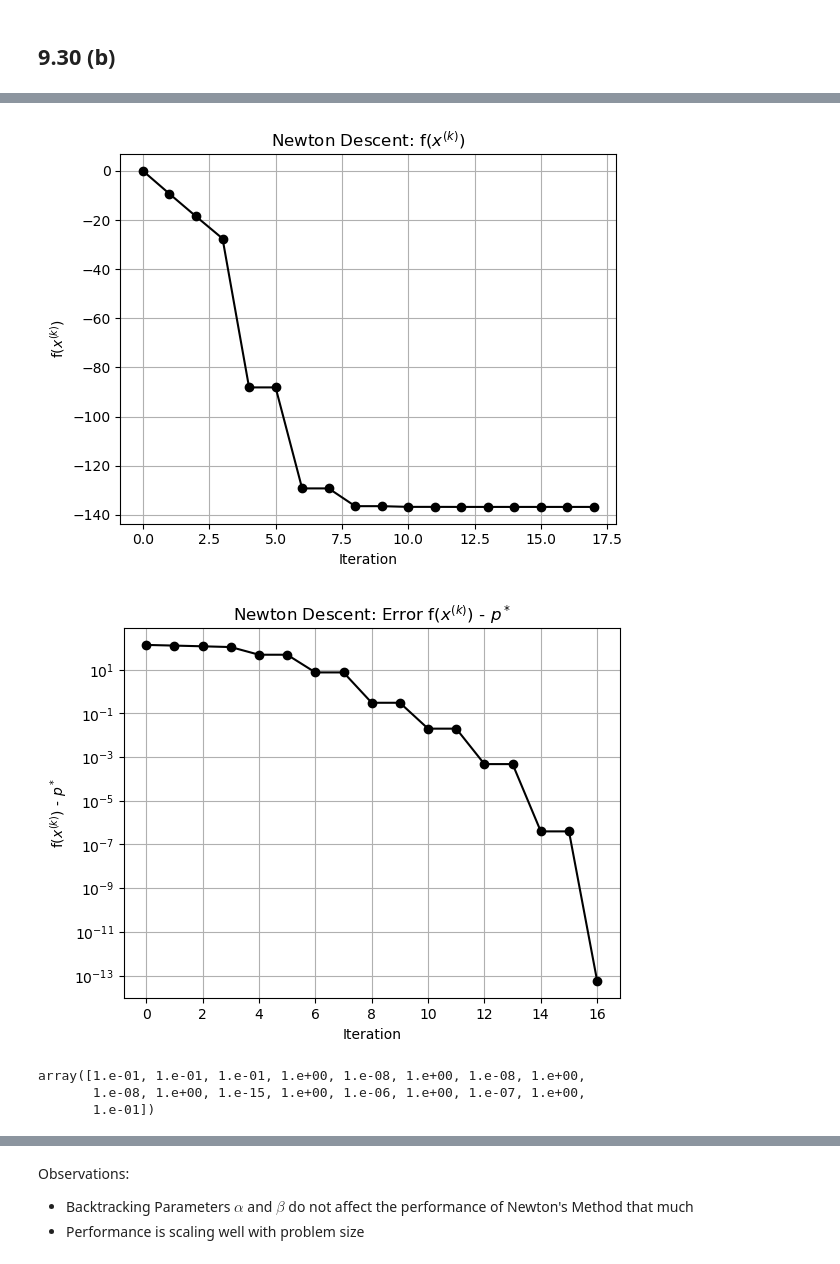
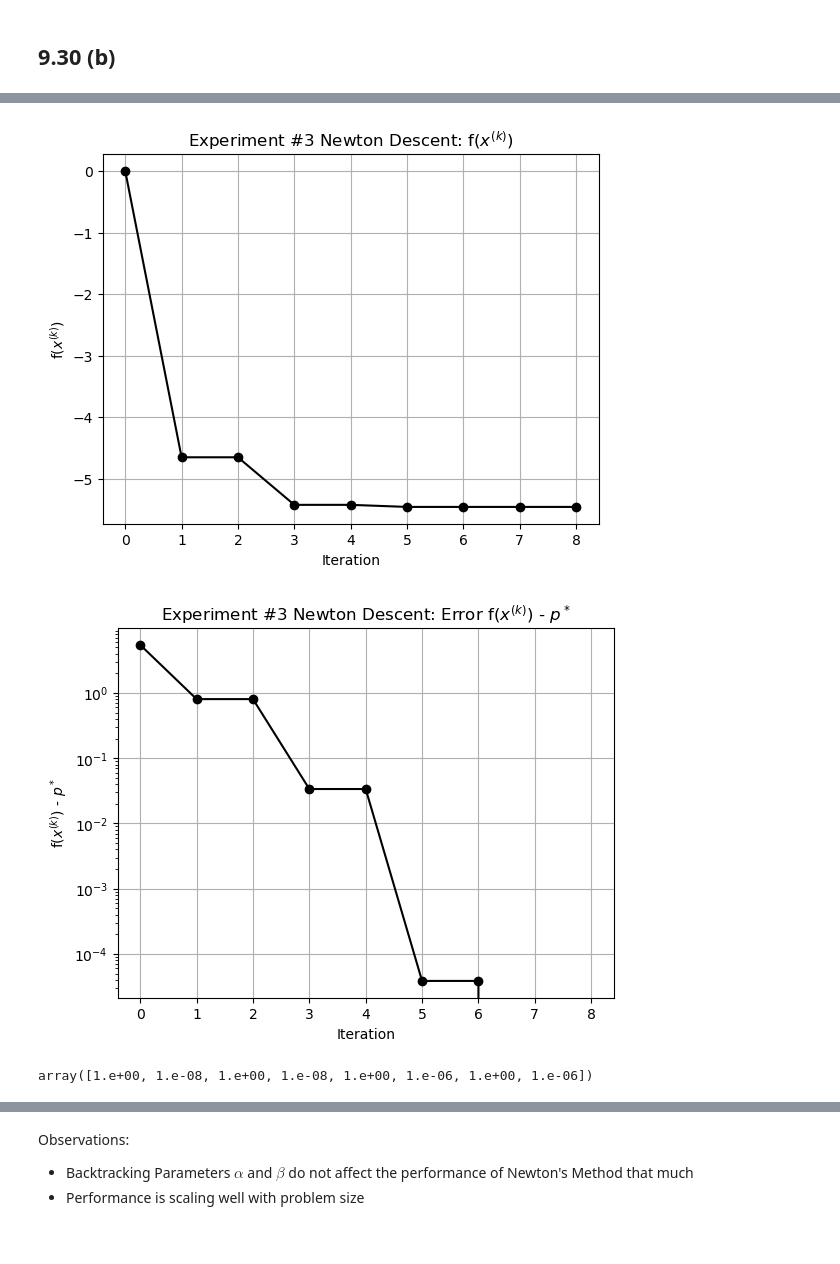
Before and after one commit to Ravi-Raghavan/ConvexOptimization, a Jupyter notebook: hw5.ipynb, the cells around one changed output, grey strips where cells are left out. Drawn from its saved outputs; the diff is of its cells as text; code cells hidden in the pictures.

```diff
--- a/hw5.ipynb
+++ b/hw5.ipynb
@@ -994,7 +1102,7 @@ plt.show()
 # %%
 #Global Variables
-n = 100
-m = 200
+n = 10
+m = 20
 alpha = 0.15
 beta = 0.1
 
@@ -1004,8 +1112,8 @@ max_iter = 2000
 x0 = np.zeros(shape = (n, 1)) #initial point will always start at 0 for all experiments
 
 #randomly generate A from normal distribution
-np.random.seed(42)
-A = np.random.normal(size = (m, n))
+np.random.seed(0)
+A = np.random.normal(loc = 0, scale = 1, size = (m, n))
 # %%
 #Run Newton's Method
 newton_descent_iterates, newton_descent_function_values, newton_descent_alpha_values = newton_descent(f, f_gradient, f_hessian, f_backtracking_algorithm, A, x0, max_iter, eta, alpha, beta)
@@ -1031,34 +1129,30 @@ Iteration: 17, Current Function Value(Beginning of Iteration): -136.785629265921
 # %%
 #Plot function values throughout Newton's Method
 plt.plot(list(range(len(newton_descent_function_values))), newton_descent_function_values, marker='o', color='black', linestyle='-')
 plt.xlabel('Iteration')
 plt.ylabel(r'f($x^{(k)}$)')
-plt.title(r'Newton Descent: f($x^{(k)}$)')
+plt.title(r'Experiment #3 Newton Descent: f($x^{(k)}$)')
 plt.grid(True)
 plt.show()
 # %% [output]
-[figure, old version]
+[figure, new version]
 # %%
 #Plot distance to optimal function value throughout Newton's Method
-newton_descent_gap_to_optimal = newton_descent_function_values - p_star
-newton_descent_gap_to_optimal = newton_descent_gap_to_optimal[:-1]
-
+newton_descent_gap_to_optimal = newton_descent_function_values - p_star_seed0
 plt.plot(list(range(len(newton_descent_gap_to_optimal))), newton_descent_gap_to_optimal, marker='o', color='black', linestyle='-')
 plt.xlabel('Iteration')
 plt.ylabel(r'f($x^{(k)}$) - $p^*$')
 plt.yscale('log')
-plt.title(r'Newton Descent: Error f($x^{(k)}$) - $p^*$')
+plt.title(r'Experiment #3 Newton Descent: Error f($x^{(k)}$) - $p^*$')
 plt.grid(True)
 plt.show()
 # %% [output]
-[figure, old version]
+[figure, new version]
 # %%
 #Print step sizes during Newton's Method
 newton_descent_alpha_values
 # %% [output]
-array([1.e-01, 1.e-01, 1.e-01, 1.e+00, 1.e-08, 1.e+00, 1.e-08, 1.e+00,
-       1.e-08, 1.e+00, 1.e-15, 1.e+00, 1.e-06, 1.e+00, 1.e-07, 1.e+00,
-       1.e-01])
+array([1.e+00, 1.e-08, 1.e+00, 1.e-08, 1.e+00, 1.e-06, 1.e+00, 1.e-06])
 # %%
 #Plot step sizes during Newton's Method
 plt.plot(list(range(len(newton_descent_alpha_values))), newton_descent_alpha_values, marker='o', color='black', linestyle='-')
```
Also changed, not shown: parts of 163 cells of this notebook.
